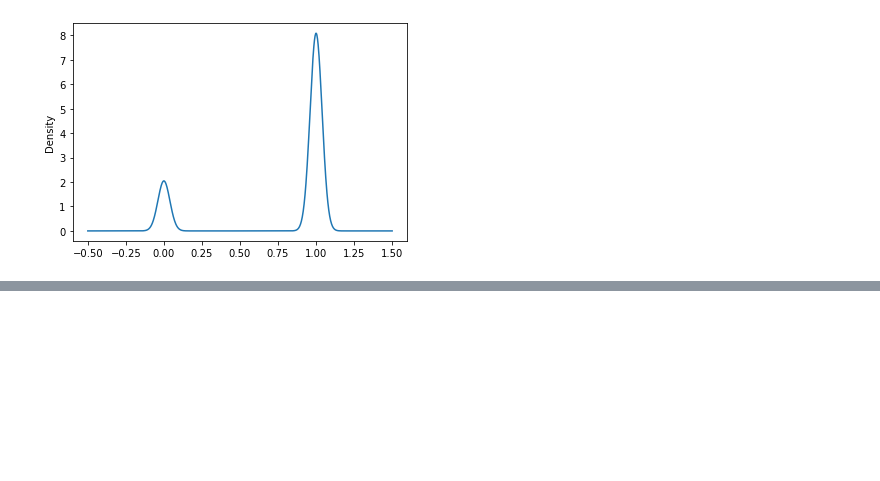
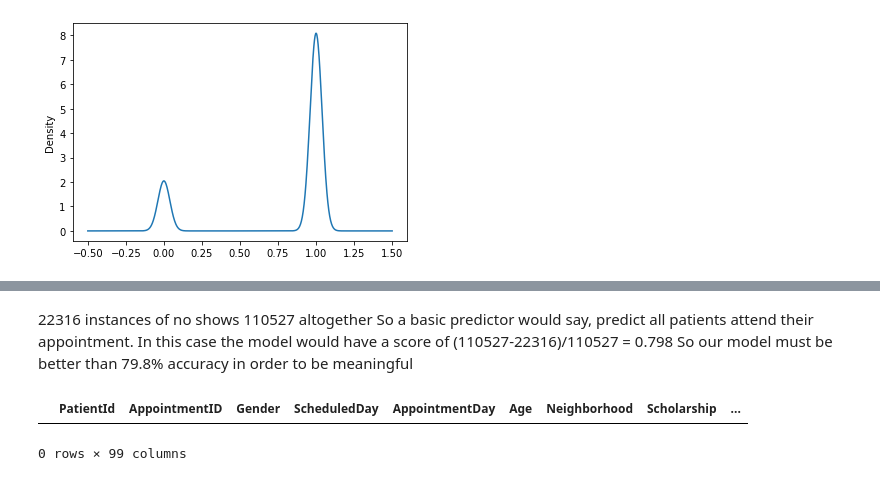
Before and after one commit to JordanPhilipMeyer/PatientNoShow, a Jupyter notebook: PredictNoShow.ipynb, the cells around one changed output, grey strips where cells are left out. Cells and saved outputs as stored; diff of their text form; code cells hidden in the pictures; blank space fills up the shorter version.

```diff
--- a/PredictNoShow.ipynb
+++ b/PredictNoShow.ipynb
@@ -676,0 +740,10 @@ sns.factorplot(x='ApptFreq', y='Attendance', col='SMS_Reminders', kind = 'bar',
+# %% [markdown]
+22316 instances of no shows
+110527 altogether
+So a basic predictor would say, predict all patients attend their appointment. In this case the model would have a score of (110527-22316)/110527 = 0.798
+So our model must be better than 79.8% accuracy in order to be meaningful
+# %%
+df_with_dummy[df_with_dummy['ILHAS OCEÂNICAS DE TRINDADE']==1]
+# %% [output]
+|  | PatientId | AppointmentID | Gender | ScheduledDay | AppointmentDay | Age | Neighborhood | Scholarship | ... |
+0 rows × 99 columns
```
Also changed, not shown: parts of 13 cells of this notebook.
